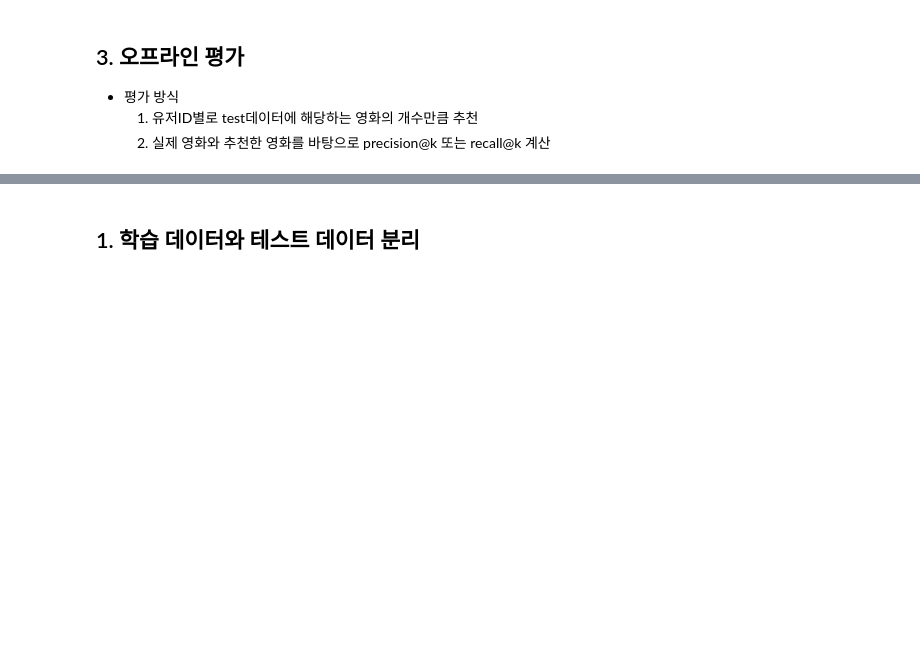
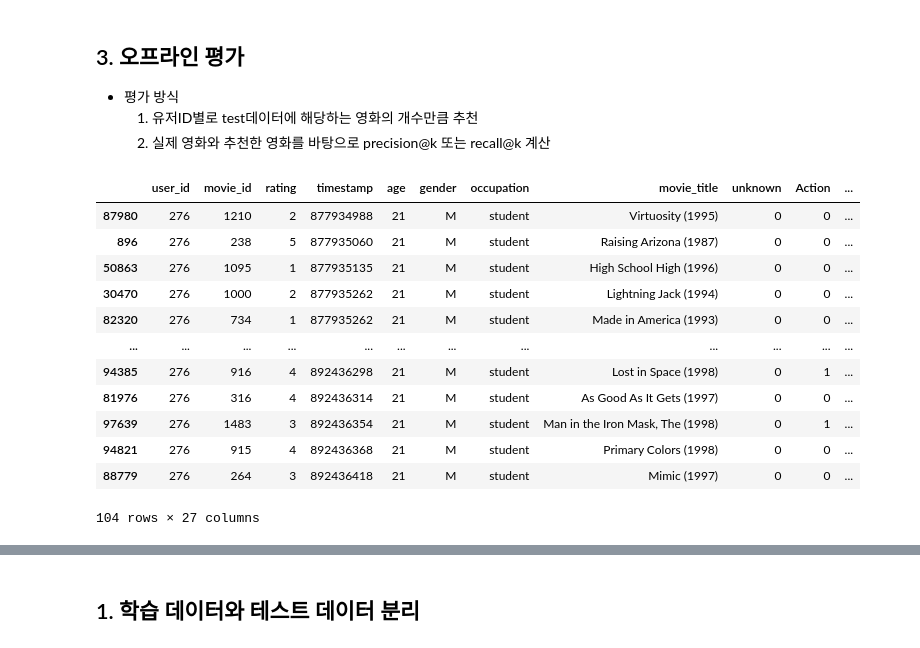
Before and after one commit to donghwi2022/ds-sa-cp02, a Jupyter notebook: ds_sa_cp2_신동휘.ipynb, the cells around one changed output, grey strips where cells are left out. Saved outputs shown, nothing was run; the diff lists cells and outputs as text; code cells hidden in the pictures; blank space fills up the shorter version.

```diff
--- a/ds_sa_cp2_신동휘.ipynb
+++ b/ds_sa_cp2_신동휘.ipynb
@@ -235,3 +235,11 @@ cos_sim
     2. timestamp를 기준으로 평가를 정렬
     3. train, test 데이터를 4:1 비율로 분류
     4. train 데이터의 가장 마지막 timestamp를 기준으로 영화 추천 진행
+# %%
+# 해당 유저id의 데이터를 불러오는 함수
+def load_by_user (df, user_id) :
+    return df[df['user_id'] == user_id].sort_values('timestamp')
+# %%
+# 테스트를 위한 샘플데이터 생성
+sample_data = load_by_user(df, 276)
+sample_data.head()
@@ -237,0 +254,12 @@ cos_sim
+# %%
+# 학습용 데이터와 테스트용 데이터로 분리하는 함수(비율 = 4:1)
+def split_data (df) : # train_test_split모듈 사용시 timestamp값 기준이 아닌 랜덤으로 분리되기 때문에 함수 별도로 작성
+    data_len = len(df)
+    train_len = round(data_len*0.8)
+    train_data = df.iloc[:train_len, :]
+    test_data = df.iloc[train_len:, :]
+    return train_data, test_data
+# %%
+# 학습용 데이터와 테스트용 데이터 분리
+train_data, test_data = split_data(sample_data)
+train_data.tail()
@@ -240,3 +299,20 @@ cos_sim
 - 평가 방식
     1. 유저ID별로 test데이터에 해당하는 영화의 개수만큼 추천
     2. 실제 영화와 추천한 영화를 바탕으로 precision@k 또는 recall@k 계산
+# %%
+# 테스트에 사용할 데이터 확인
+test_data
+# %% [output]
+|  | user_id | movie_id | rating | timestamp | age | gender | occupation | movie_title | unknown | Action | ... |
+| 87980 | 276 | 1210 | 2 | 877934988 | 21 | M | student | Virtuosity (1995) | 0 | 0 | ... |
+| 896 | 276 | 238 | 5 | 877935060 | 21 | M | student | Raising Arizona (1987) | 0 | 0 | ... |
+| 50863 | 276 | 1095 | 1 | 877935135 | 21 | M | student | High School High (1996) | 0 | 0 | ... |
+| 30470 | 276 | 1000 | 2 | 877935262 | 21 | M | student | Lightning Jack (1994) | 0 | 0 | ... |
+| 82320 | 276 | 734 | 1 | 877935262 | 21 | M | student | Made in America (1993) | 0 | 0 | ... |
+| ... | ... | ... | ... | ... | ... | ... | ... | ... | ... | ... | ... |
+| 94385 | 276 | 916 | 4 | 892436298 | 21 | M | student | Lost in Space (1998) | 0 | 1 | ... |
+| 81976 | 276 | 316 | 4 | 892436314 | 21 | M | student | As Good As It Gets (1997) | 0 | 0 | ... |
+| 97639 | 276 | 1483 | 3 | 892436354 | 21 | M | student | Man in the Iron Mask, The (1998) | 0 | 1 | ... |
+| 94821 | 276 | 915 | 4 | 892436368 | 21 | M | student | Primary Colors (1998) | 0 | 0 | ... |
+| 88779 | 276 | 264 | 3 | 892436418 | 21 | M | student | Mimic (1997) | 0 | 0 | ... |
+104 rows × 27 columns
```
Also changed, not shown: parts of 16 cells of this notebook.
